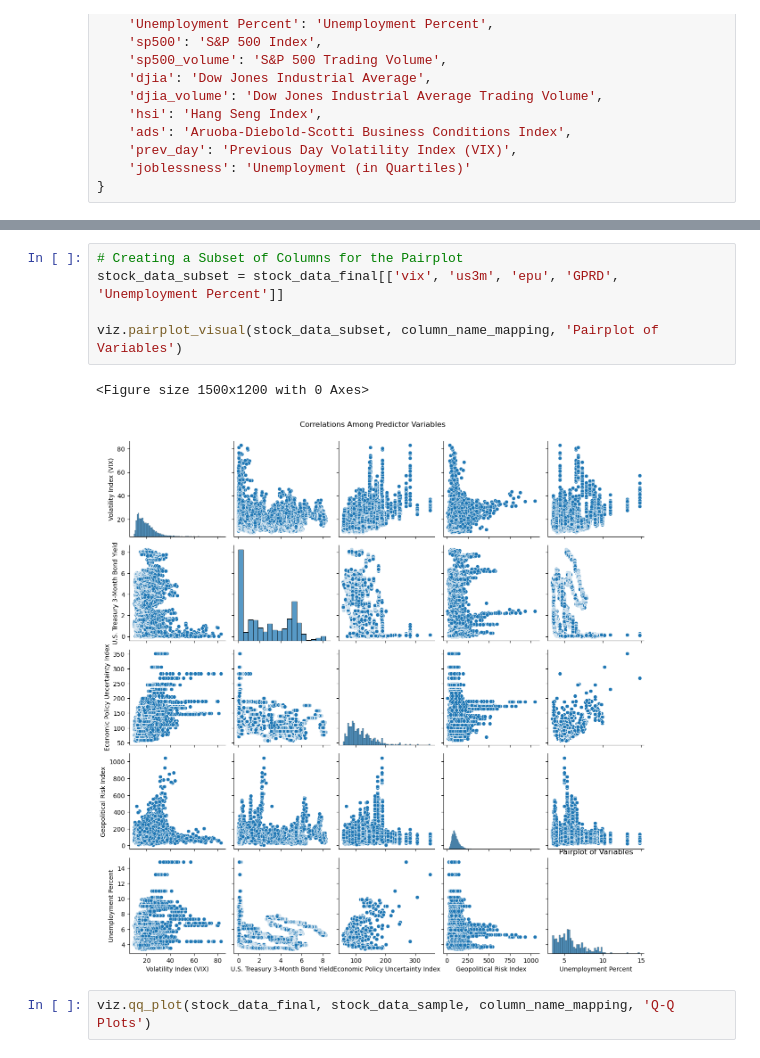
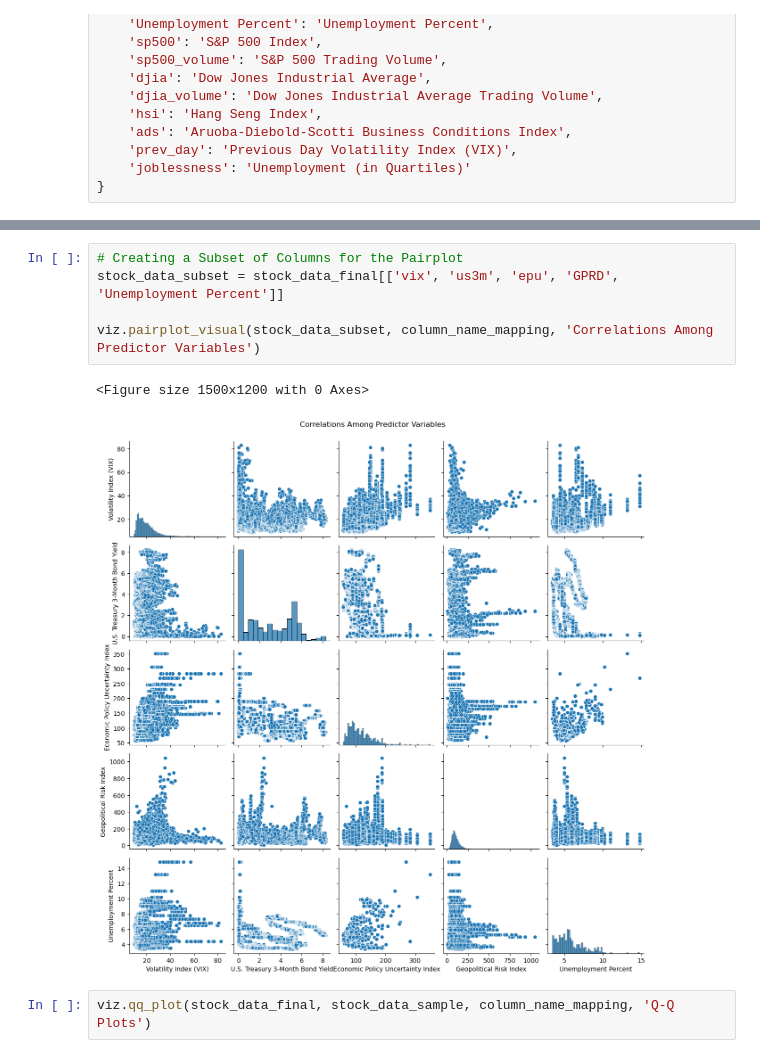
Before and after one commit to INFO-523-F25/final-project-team-5, a Jupyter notebook: main.ipynb, the cells around one changed output, grey strips where cells are left out. Drawn from its saved outputs; the diff is of its cells as text.

```diff
--- a/main.ipynb
+++ b/main.ipynb
@@ -164,11 +164,11 @@ viz.kde_visuals(stock_data_final, stock_data_sample, column_name_mapping, 'KDE P
 # %%
 # Creating a Subset of Columns for the Pairplot
 stock_data_subset = stock_data_final[['vix', 'us3m', 'epu', 'GPRD', 'Unemployment Percent']]
 
-viz.pairplot_visual(stock_data_subset, column_name_mapping, 'Pairplot of Variables')
+viz.pairplot_visual(stock_data_subset, column_name_mapping, 'Correlations Among Predictor Variables')
 # %% [output]
 <Figure size 1500x1200 with 0 Axes>
-[figure, old version]
+[figure, new version]
 # %%
 viz.qq_plot(stock_data_final, stock_data_sample, column_name_mapping, 'Q-Q Plots')
 # %% [output]
```
Also changed, not shown: parts of 3 cells of this notebook, 2 other files.
